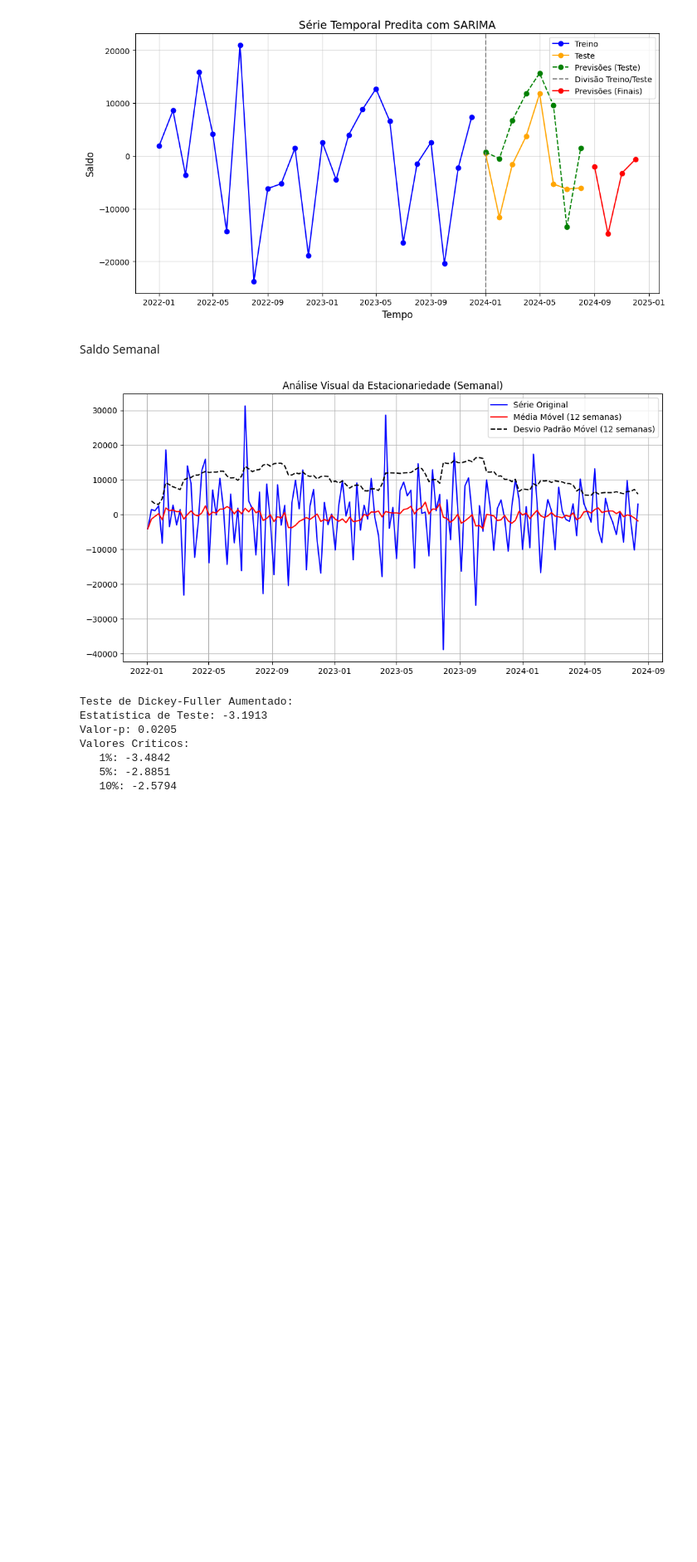
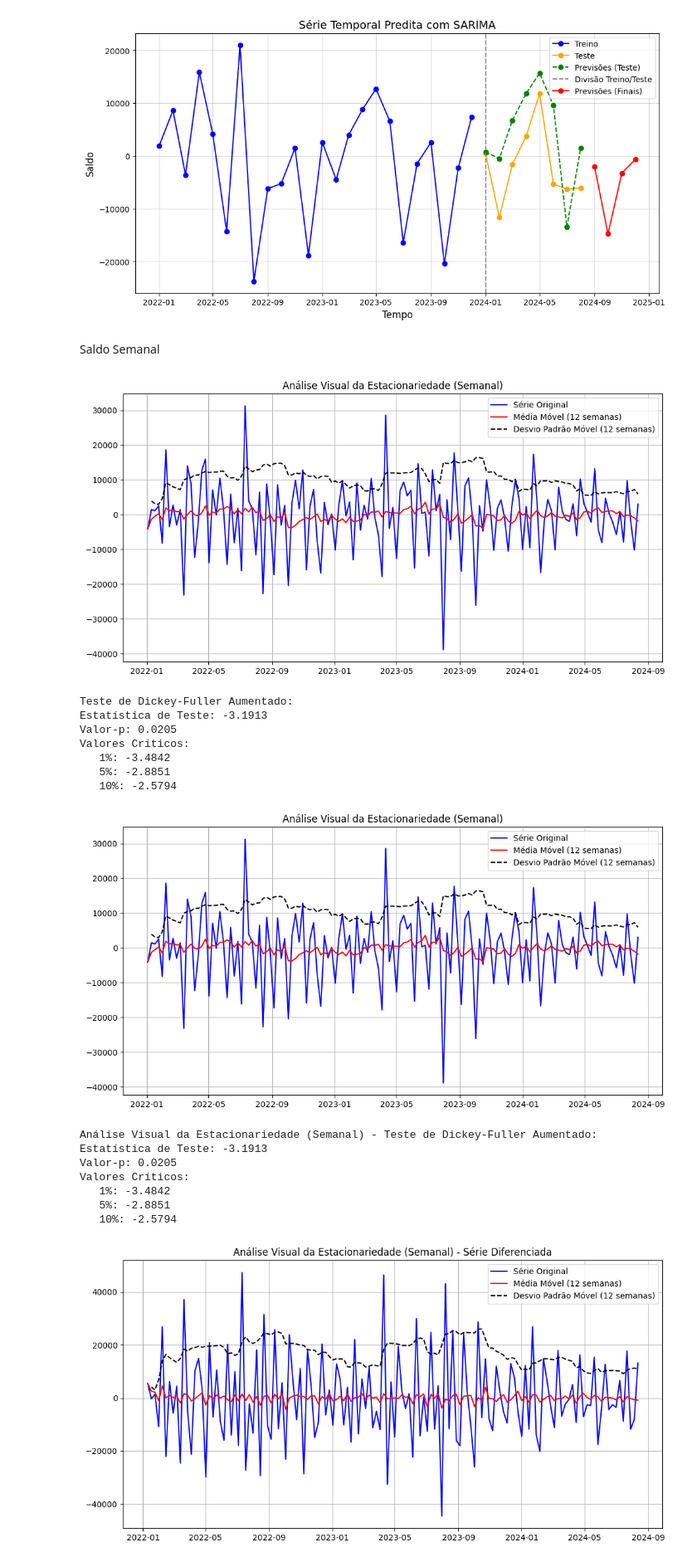
Before and after one commit to pedro-coelho-dr/dash, a Jupyter notebook: exploration/exploration.ipynb, the cells around one changed output. Shown at 83% size. Cells and saved outputs as stored; diff of their text form; code cells hidden in the pictures; blank space fills up the shorter version.

```diff
--- a/exploration/exploration.ipynb
+++ b/exploration/exploration.ipynb
@@ -535,3 +535,79 @@ Valores Críticos:
    1%: -3.4842
    5%: -2.8851
    10%: -2.5794
+# %%
+from statsmodels.tsa.stattools import adfuller
+import matplotlib.pyplot as plt
+
+# Certificar-se de que a coluna 'date' é datetime
+df['date'] = pd.to_datetime(df['date'], errors='coerce')
+
+# Filtrar os dados entre janeiro de 2022 e agosto de 2024
+df_filtered = df[(df['date'] >= '2022-01-01') & (df['date'] < '2024-09-01')]
+
+# Calcular o saldo semanal
+df_filtered['week'] = df_filtered['date'].dt.to_period('W')
+saldo_semanal = (
+    df_filtered.groupby(['week', 'type'])['value']
+    .sum()
+    .unstack(fill_value=0)
+)
+saldo_semanal['saldo'] = saldo_semanal.get('CREDITO', 0) - saldo_semanal.get('DEBITO', 0)
+saldo_semanal = saldo_semanal['saldo']  # Selecionar apenas a coluna saldo
+saldo_semanal.index = saldo_semanal.index.to_timestamp()  # Converter o índice para timestamps
+
+# Função aprimorada para verificar a estacionariedade da série
+def testar_estacionariedade(serie, janela=12, titulo=''):
+    """
+    Testa a estacionariedade de uma série temporal com o teste de Dickey-Fuller
+    e exibe gráficos auxiliares para análise visual.
+
+    Args:
+        serie (pd.Series): A série temporal a ser testada.
+        janela (int): O tamanho da janela para a média móvel (default = 12).
+        titulo (str): Título do gráfico.
+    """
+    # Cálculo de médias móveis
+    media_movel = serie.rolling(window=janela, min_periods=1).mean()
+    desvio_movel = serie.rolling(window=janela, min_periods=1).std()
+
+    # Plotando a série original com médias móveis
+    plt.figure(figsize=(12, 6))
+    plt.plot(serie, color='blue', label='Série Original')
+    plt.plot(media_movel, color='red', label=f'Média Móvel ({janela} semanas)')
+    plt.plot(desvio_movel, color='black', linestyle='--', label=f'Desvio Padrão Móvel ({janela} semanas)')
+    plt.title(titulo)
+    plt.legend()
+    plt.grid()
+    plt.show()
+
+    # Aplicando o teste de Dickey-Fuller Aumentado
+    print(f"\n{titulo} - Teste de Dickey-Fuller Aumentado:")
+    resultado = adfuller(serie.dropna())
+    print(f"Estatística de Teste: {resultado[0]:.4f}")
+    print(f"Valor-p: {resultado[1]:.4f}")
+    print("Valores Críticos:")
+    for key, value in resultado[4].items():
+        print(f"   {key}: {value:.4f}")
+
+    # Retornar o valor-p para análise adicional
+    return resultado[1]
+
+# Aplicar o teste e plotar a série original
+p_valor_original = testar_estacionariedade(saldo_semanal, titulo="Análise Visual da Estacionariedade (Semanal)")
+
+# Aplicar a primeira diferenciação
+saldo_semanal_diff = saldo_semanal.diff().dropna()
+
+# Aplicar o teste e plotar a série diferenciada
+p_valor_diferenciada = testar_estacionariedade(saldo_semanal_diff, titulo="Análise Visual da Estacionariedade (Semanal) - Série Diferenciada")
+# %% [output]
+[figure, added]
+Análise Visual da Estacionariedade (Semanal) - Teste de Dickey-Fuller Aumentado:
+Estatística de Teste: -3.1913
+Valor-p: 0.0205
+Valores Críticos:
+   1%: -3.4842
+   5%: -2.8851
+   10%: -2.5794
+[figure, added]
```
Also changed, not shown: parts of 6 cells of this notebook, 15 other files.
